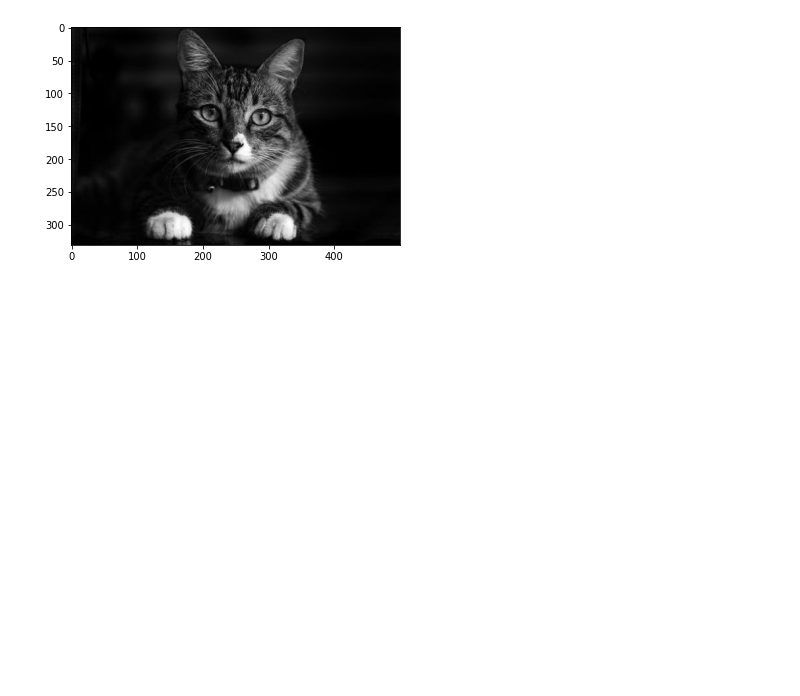
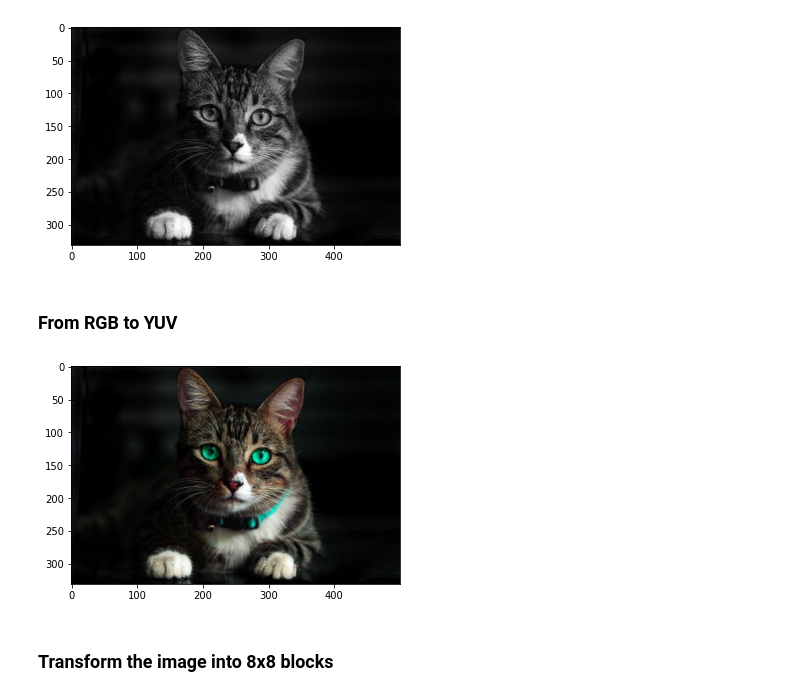
Before and after one commit to drguigui1/JPEG, a Jupyter notebook: src/jpeg-compression.ipynb, the cells around one changed output. Saved outputs shown, nothing was run; the diff lists cells and outputs as text; code cells hidden in the pictures; blank space fills up the shorter version.

```diff
--- a/src/jpeg-compression.ipynb
+++ b/src/jpeg-compression.ipynb
@@ -21,3 +21,46 @@ plt.show()
 # %% [output]
 [figure]
 [figure]
+# %% [markdown]
+### From RGB to YUV
+# %%
+# from RGB to YUV
+
+def to_yuv(img):
+    '''
+    RGB image into YUV
+    '''
+    r = img[:, :, 0]
+    g = img[:, :, 1]
+    b = img[:, :, 2]
+
+    y = 0.299 * r  + 0.587 * g + 0.114 * b
+    u = -0.14713 * r  +  -0.28886 * g + 0.436 * b
+    v = 0.615 * r  +  -0.51499 * g + -0.10001 * b
+
+    return y, u, v
+
+def to_rgb(img):
+    '''
+    From YUV to RGB
+    '''
+    y = img[:, :, 0]
+    u = img[:, :, 1]
+    v = img[:, :, 2]
+
+    r = (y + 1.13983 * v).astype('uint8')
+    g = (y + -0.39465 * u + -0.58060 * v).astype('uint8')
+    b = (y + 2.03211 * u).astype('uint8')
+
+    return r, g, b
+
+y, u, v = to_yuv(img_arr_rgb)
+img_yuv = np.dstack((y, u, v))
+r, g, b = to_rgb(img_yuv)
+img_rgb = np.dstack((r, g, b))
+plt.imshow(img_rgb)
+plt.show()
+# %% [output]
+[figure, added]
+# %% [markdown]
+### Transform the image into 8x8 blocks
```
Also changed, not shown: parts of 13 cells of this notebook.
